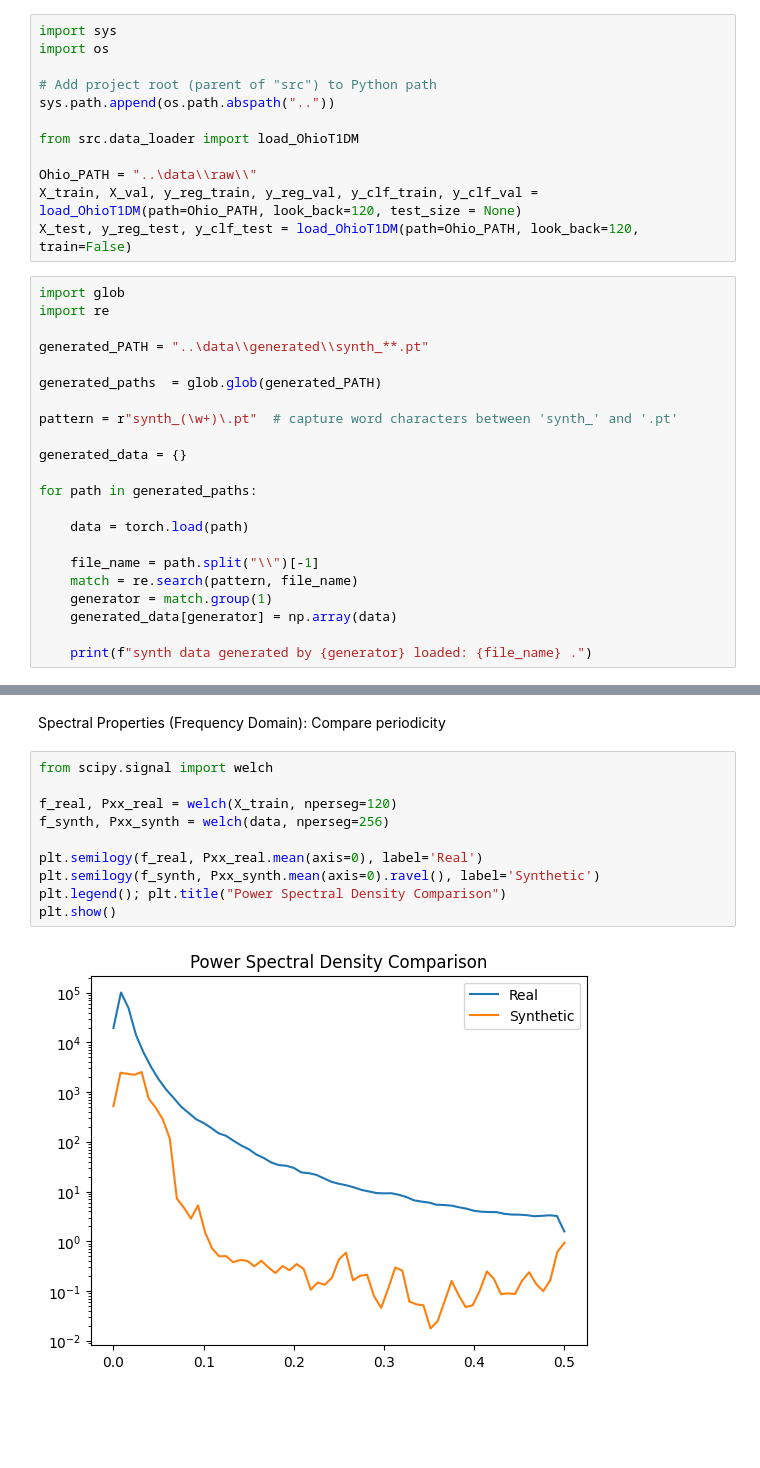
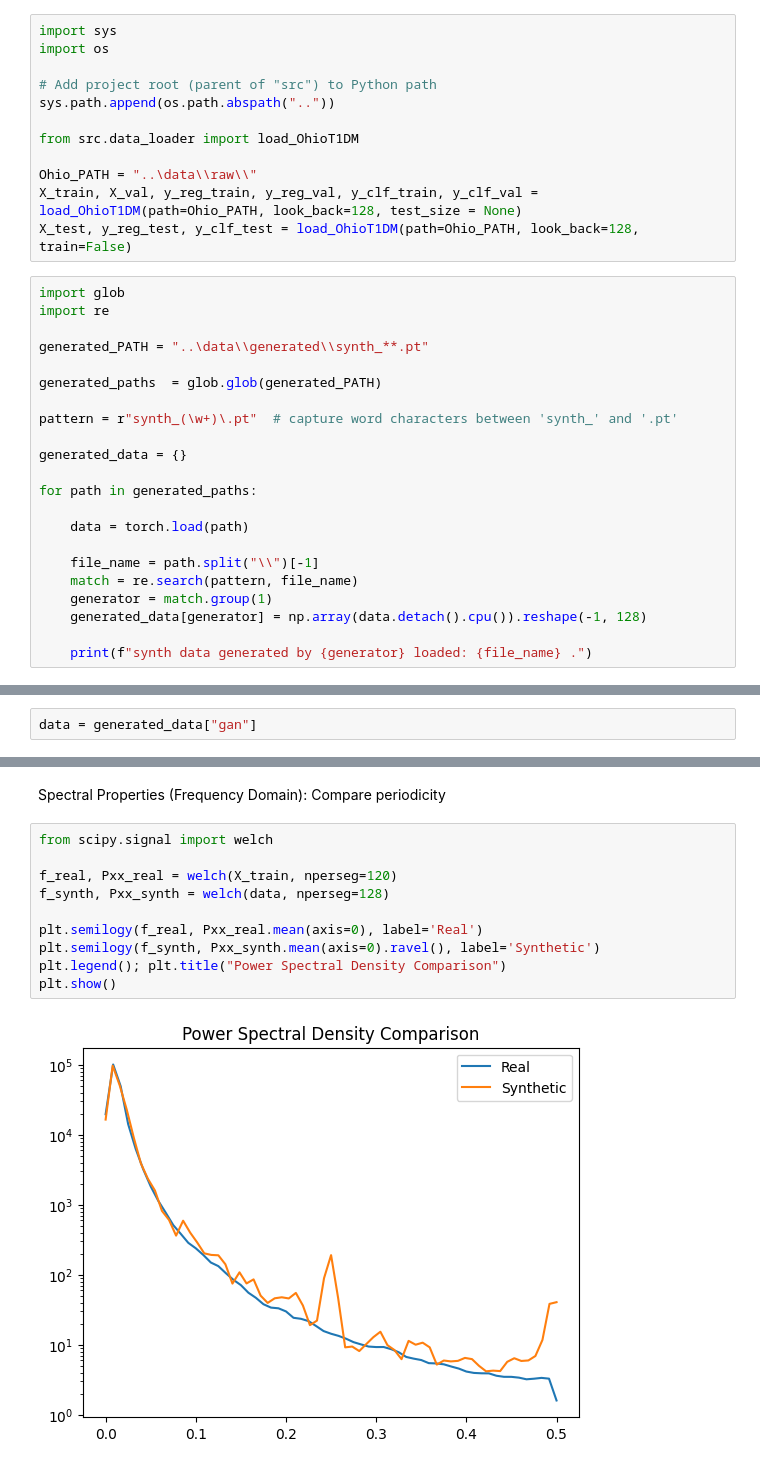
Before and after one commit to miro-4231/Synth_CGM, a Jupyter notebook: notebooks/data_analysis.ipynb, the cells around one changed output, grey strips where cells are left out. Cells and saved outputs as stored; diff of their text form; blank space fills up the shorter version.

```diff
--- a/notebooks/data_analysis.ipynb
+++ b/notebooks/data_analysis.ipynb
@@ -31,8 +31,8 @@ sys.path.append(os.path.abspath(".."))
 from src.data_loader import load_OhioT1DM
 
 Ohio_PATH = "..\data\\raw\\"
-X_train, X_val, y_reg_train, y_reg_val, y_clf_train, y_clf_val = load_OhioT1DM(path=Ohio_PATH, look_back=120, test_size = None)
-X_test, y_reg_test, y_clf_test = load_OhioT1DM(path=Ohio_PATH, look_back=120, train=False)
+X_train, X_val, y_reg_train, y_reg_val, y_clf_train, y_clf_val = load_OhioT1DM(path=Ohio_PATH, look_back=128, test_size = None)
+X_test, y_reg_test, y_clf_test = load_OhioT1DM(path=Ohio_PATH, look_back=128, train=False)
 # %%
 import glob
 import re
@@ -52,7 +52,7 @@ for path in generated_paths:
     file_name = path.split("\\")[-1]
     match = re.search(pattern, file_name)
     generator = match.group(1)
-    generated_data[generator] = np.array(data)
+    generated_data[generator] = np.array(data.detach().cpu()).reshape(-1, 128)
 
     print(f"synth data generated by {generator} loaded: {file_name} .")
 # %% [output]
@@ -60 +61,3 @@ synth data generated by gan loaded: synth_gan.pt .
 synth data generated by vae loaded: synth_vae.pt .
+# %%
+data = generated_data["gan"]
@@ -127,15 +134,15 @@ Spectral Properties (Frequency Domain): Compare periodicity
 # %%
 from scipy.signal import welch
 
 f_real, Pxx_real = welch(X_train, nperseg=120)
-f_synth, Pxx_synth = welch(data, nperseg=256)
+f_synth, Pxx_synth = welch(data, nperseg=128)
 
 plt.semilogy(f_real, Pxx_real.mean(axis=0), label='Real')
 plt.semilogy(f_synth, Pxx_synth.mean(axis=0).ravel(), label='Synthetic')
 plt.legend(); plt.title("Power Spectral Density Comparison")
 plt.show()
 # %% [output]
-[figure, old version]
+[figure, new version]
 # %%
 mean_real = X_train.mean(axis=1)
 mean_synth = data.mean(axis=1)
```
Also changed, not shown: parts of 8 cells of this notebook.
